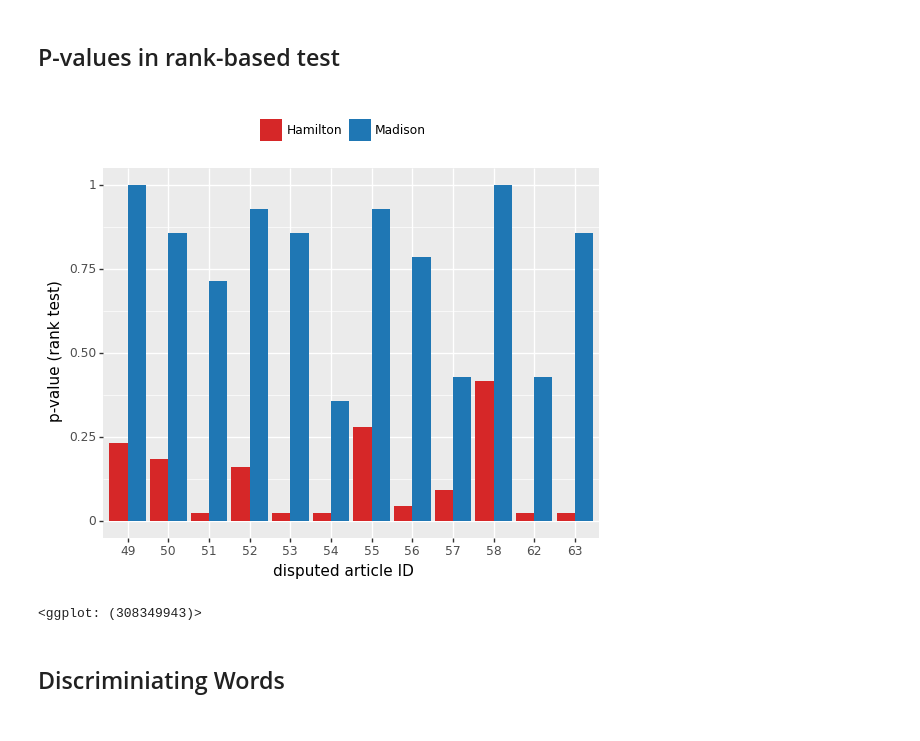
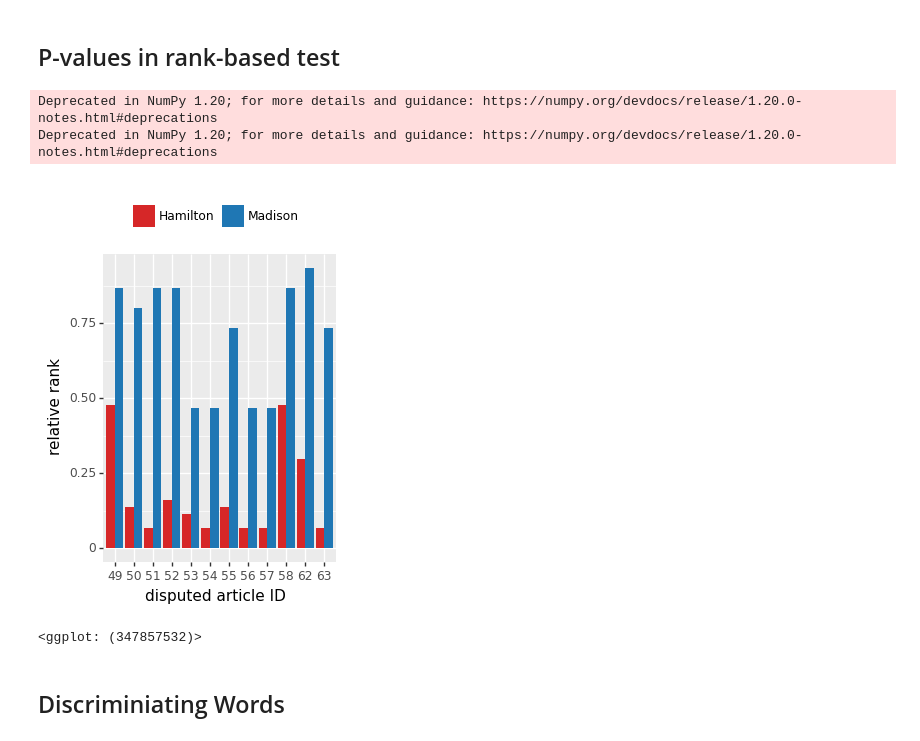
Before and after one commit to alonkipnis/HCAuthorship, a Jupyter notebook: Federalists/Authorship_in_the_Federalist.ipynb, the cells around one changed output. Drawn from its saved outputs; the diff is of its cells as text; code cells hidden in the pictures.

```diff
--- a/Federalists/Authorship_in_the_Federalist.ipynb
+++ b/Federalists/Authorship_in_the_Federalist.ipynb
@@ -46,0 +47,6 @@ fed_papers.loc[:,'doc_id'] = fed_papers.paper_no
+# %%
+#1500 most frequent words by each author, unionized
+punct = ['!','?',':',';','"','(',')','-',',','.','`','\`','``','\'\'']
+vocab = n_most_frequent_words_per_author(fed_papers[fed_papers.author.isin(['Hamilton','Madison'])], n = 1500,
+                                        words_to_ignore=punct)
+print(f"Vocab size = {len(vocab)}")
@@ -49,9 +57,9 @@ fed_papers.loc[:,'doc_id'] = fed_papers.paper_no
 # %%
 train_data = fed_papers[fed_papers.author.isin(['Hamilton','Madison'])]
 
-punct = [':',';','"','(',')','-',',','.','`','\`','``','\'\'']
+#prepare model
 
 model = AuthorshipAttributionMulti(train_data,
-                                   vocab_size = 1550, #use 1500 most frequent words in entire collection
-                                   words_to_ignore = punct,
-                                  )
+                                   min_cnt=0,
+                                   vocab=vocab,
+                                   gamma=0.2)
@@ -68,15 +68,18 @@ df = model.internal_stats(LOO=False)
+# %%
+df = model.compute_inter_similarity(LOO = True, wrt_authors=['Hamilton', 'Madison'])
 # %%
 # illustrate HC scores
-#path_to_plots = "/Users/kipnisal/Dropbox/Apps//Overleaf/Authorship attribution using Higher Criticism (copy)//Figs/"
 path_to_plots = ""
 
+
+plotnine.options.figure_size = (6.4, 4.8)
 p = (plot_author_pair(df, value = 'HC') +
      theme(legend_title = element_blank(), legend_position = "top",
               plot_title = element_text(hjust = 0.5, size=16),
                 legend_text=element_text(size=16),
               axis_title_x = element_text(size = 14),
               axis_title_y = element_text(size = 16)) #+ xlim(4,10) + ylim(4,10)
-    )
+    ) + xlim(0,8) + ylim(0,8)
 
 print(p)
 p.save(path_to_plots + 'HC_Hamilton_vs_Madison.png', height = 3.5 , width = 5)
@@ -112,14 +125,18 @@ print(p + ggtitle("LDA of scores"))
 <H2>P-values in rank-based test</H2>
 # %%
 # P-values in rank-based test:
+
+plotnine.options.figure_size = (3, 4) #height = 8, width = 5
 df_all.loc[:,'pval'] = 1-df_all.loc[:,'HC_rank']
 
 p = plot_author_pair_col(df_all, value = 'pval', wrt_authors = ('Hamilton', 'Madison'), test_author='disputed') +\
-theme(legend_title=element_blank(), legend_position='top') + ylab('p-value (rank test)') + xlab('disputed article ID')
+theme(legend_title=element_blank(), legend_position='top') + ylab('relative rank') + xlab('disputed article ID')
 print(p)
 # %% [output]
+Deprecated in NumPy 1.20; for more details and guidance: https://numpy.org/devdocs/release/1.20.0-notes.html#deprecations
+Deprecated in NumPy 1.20; for more details and guidance: https://numpy.org/devdocs/release/1.20.0-notes.html#deprecations
-[figure, old version]
+[figure, new version]
-<ggplot: (308349943)>
+<ggplot: (347857532)>
 # %% [markdown]
 <H2>Discriminiating Words</H2>
 # %%
```
Also changed, not shown: parts of 21 cells of this notebook, 6 other files.
